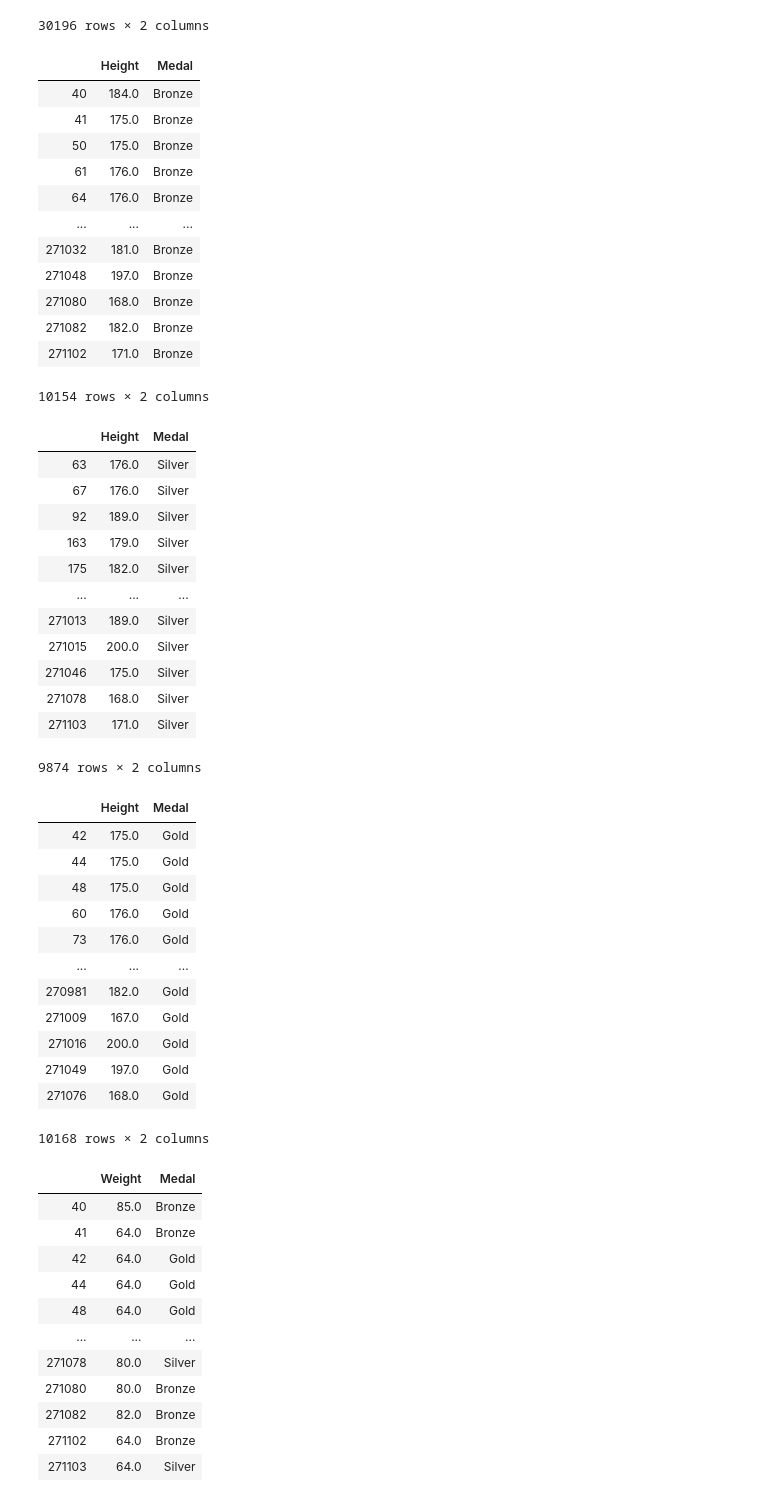
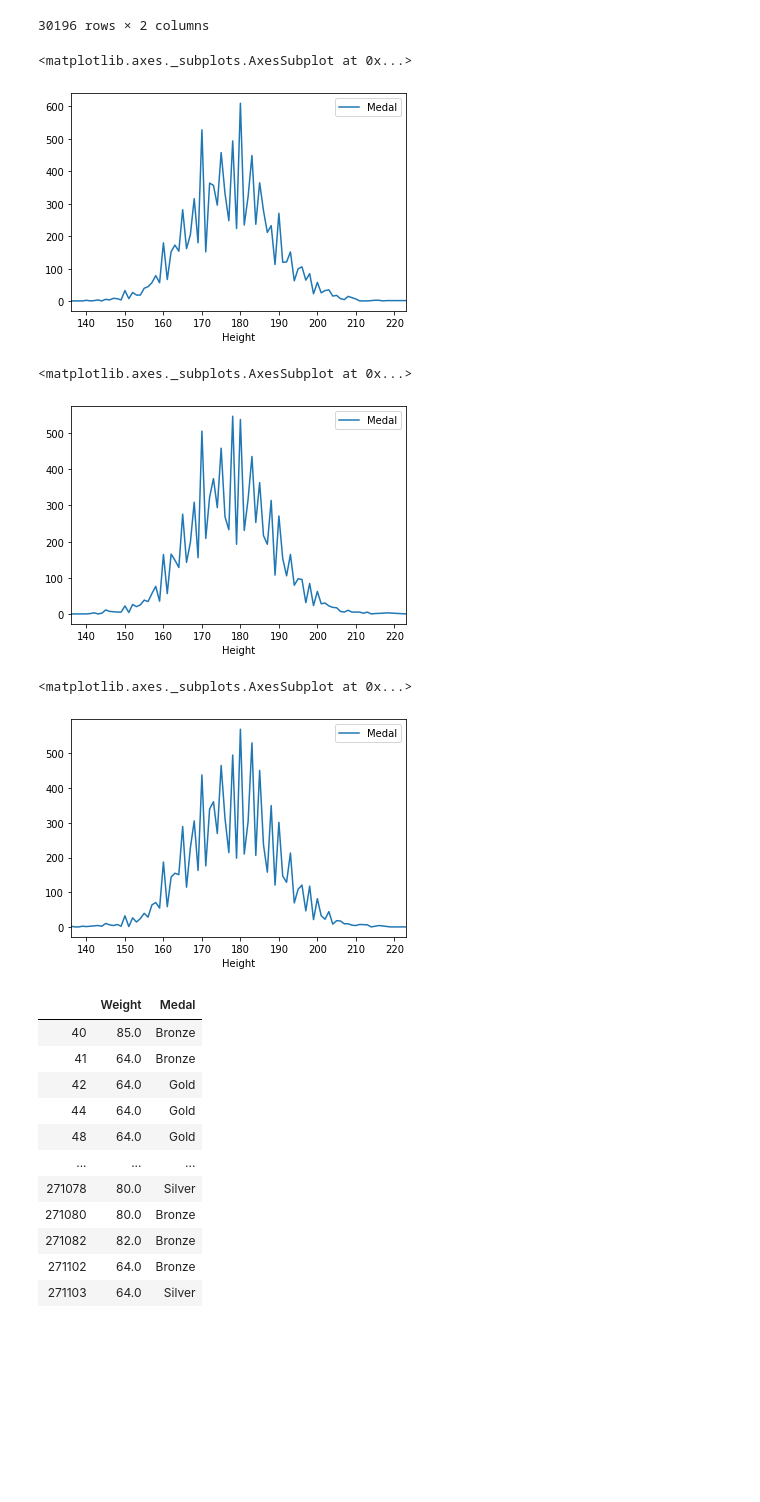
Before and after one commit to ameya-ganchha/python-challege, a Jupyter notebook: Downloads/Project-1-Shruti (1)/Project-1-Shruti/Resources/ht_wt_vs_medal.ipynb, the cells around one changed output. Saved outputs shown, nothing was run; the diff lists cells and outputs as text; code cells hidden in the pictures; blank space fills up the shorter version.

```diff
--- a/Downloads/Project-1-Shruti (1)/Project-1-Shruti/Resources/ht_wt_vs_medal.ipynb
+++ b/Downloads/Project-1-Shruti (1)/Project-1-Shruti/Resources/ht_wt_vs_medal.ipynb
@@ -84,57 +84,38 @@ ht_medal
 | 271102 | 171.0 | Bronze |
 | 271103 | 171.0 | Silver |
 30196 rows × 2 columns
-# %%
-bronze_list_ht = ht_medal[ht_medal['Medal'] == 'Bronze']
-bronze_list_ht
-# %% [output]
-|  | Height | Medal |
-| 40 | 184.0 | Bronze |
-| 41 | 175.0 | Bronze |
-| 50 | 175.0 | Bronze |
-| 61 | 176.0 | Bronze |
-| 64 | 176.0 | Bronze |
-| ... | ... | ... |
-| 271032 | 181.0 | Bronze |
-| 271048 | 197.0 | Bronze |
-| 271080 | 168.0 | Bronze |
-| 271082 | 182.0 | Bronze |
-| 271102 | 171.0 | Bronze |
-10154 rows × 2 columns
+# %%
+bronze_list_ht = ht_medal[ht_medal['Medal'] == 'Bronze']
+#column_names = ["Medal", "Height"]
+#reverse_list_bronze = pd.DataFrame(columns = column_names)
+#reverse_list_bronze[["Medal", "Height"]] =  bronze_list_ht[["Height","Medal"]]
+#bronze_list_cut = pd.cut(bronze_list_ht["Height"], my_ht_cut_ratios)
+#bronze_list_cut
+
+ht_medal_count  = bronze_list_ht.groupby(['Height']).count()
+ht_medal_count.plot()
+#my_list = bronze_list_cut["Height"]
+#my_list
+#plt.scatter(bronze_list_cut.index, bronze_list_cut)
+#plt.show()
+#bronze_list_cut.scatter()
+# %% [output]
+<matplotlib.axes._subplots.AxesSubplot at 0x...>
+[figure, added]
 # %%
 silver_list_ht = ht_medal[ht_medal['Medal'] == 'Silver']
-silver_list_ht
+ht_medal_count  = silver_list_ht.groupby(['Height']).count()
+ht_medal_count.plot()
 # %% [output]
-|  | Height | Medal |
-| 63 | 176.0 | Silver |
-| 67 | 176.0 | Silver |
-| 92 | 189.0 | Silver |
-| 163 | 179.0 | Silver |
-| 175 | 182.0 | Silver |
-| ... | ... | ... |
-| 271013 | 189.0 | Silver |
-| 271015 | 200.0 | Silver |
-| 271046 | 175.0 | Silver |
-| 271078 | 168.0 | Silver |
-| 271103 | 171.0 | Silver |
-9874 rows × 2 columns
+<matplotlib.axes._subplots.AxesSubplot at 0x...>
+[figure, added]
 # %%
 gold_list_ht = ht_medal[ht_medal['Medal'] == 'Gold']
-gold_list_ht
+ht_medal_count  = gold_list_ht.groupby(['Height']).count()
+ht_medal_count.plot()
 # %% [output]
-|  | Height | Medal |
-| 42 | 175.0 | Gold |
-| 44 | 175.0 | Gold |
-| 48 | 175.0 | Gold |
-| 60 | 176.0 | Gold |
-| 73 | 176.0 | Gold |
-| ... | ... | ... |
-| 270981 | 182.0 | Gold |
-| 271009 | 167.0 | Gold |
-| 271016 | 200.0 | Gold |
-| 271049 | 197.0 | Gold |
-| 271076 | 168.0 | Gold |
-10168 rows × 2 columns
+<matplotlib.axes._subplots.AxesSubplot at 0x...>
+[figure, added]
 # %%
 wt_medal  = cleaned_up_ht_wt [["Weight" , "Medal"]]
 wt_medal
```
Also changed, not shown: parts of 5 cells of this notebook, 8 other files.
